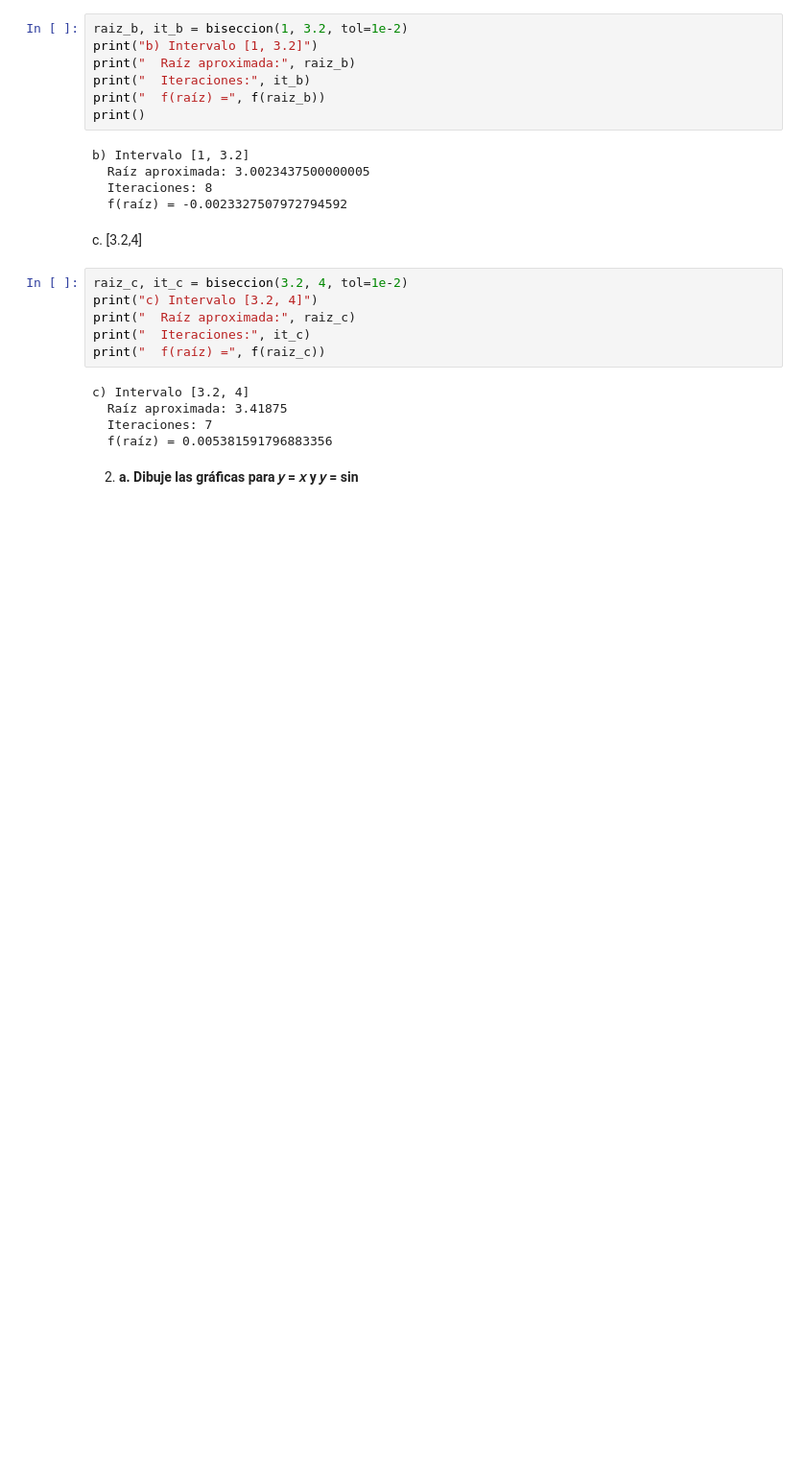
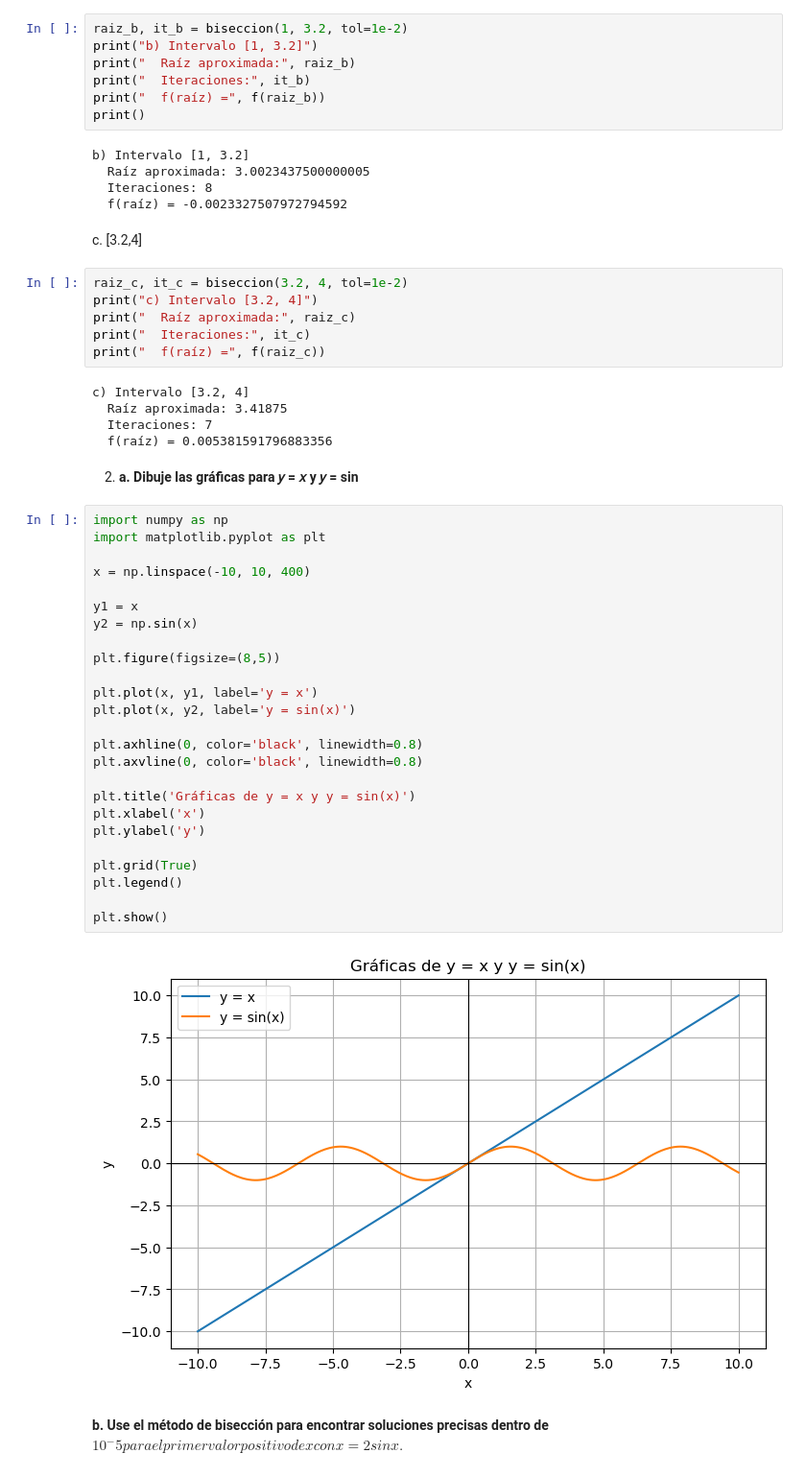
Before and after one commit to RipDanny/Tarea04---Ejercicios-Biseccion, a Jupyter notebook: Tarea04.ipynb, the cells around one changed output. Shown at 96% size. Cells and saved outputs as stored; diff of their text form; blank space fills up the shorter version.

```diff
--- a/Tarea04.ipynb
+++ b/Tarea04.ipynb
@@ -76,3 +76,33 @@ c) Intervalo [3.2, 4]
   f(raíz) = 0.005381591796883356
 # %% [markdown]
 2.  **a. Dibuje las gráficas para 𝑦 = 𝑥 y 𝑦 = sin**
+# %%
+import numpy as np
+import matplotlib.pyplot as plt
+
+x = np.linspace(-10, 10, 400)
+
+y1 = x
+y2 = np.sin(x)
+
+plt.figure(figsize=(8,5))
+
+plt.plot(x, y1, label='y = x')
+plt.plot(x, y2, label='y = sin(x)')
+
+plt.axhline(0, color='black', linewidth=0.8)
+plt.axvline(0, color='black', linewidth=0.8)
+
+plt.title('Gráficas de y = x y y = sin(x)')
+plt.xlabel('x')
+plt.ylabel('y')
+
+plt.grid(True)
+plt.legend()
+
+plt.show()
+# %% [output]
+[figure, added]
+# %% [markdown]
+**b. Use el método de bisección para encontrar soluciones precisas dentro de $10^-5 para el primer valor positivo
+de 𝑥 con 𝑥 = 2 sin 𝑥.$**
```
Also changed, not shown: parts of 15 cells of this notebook.
